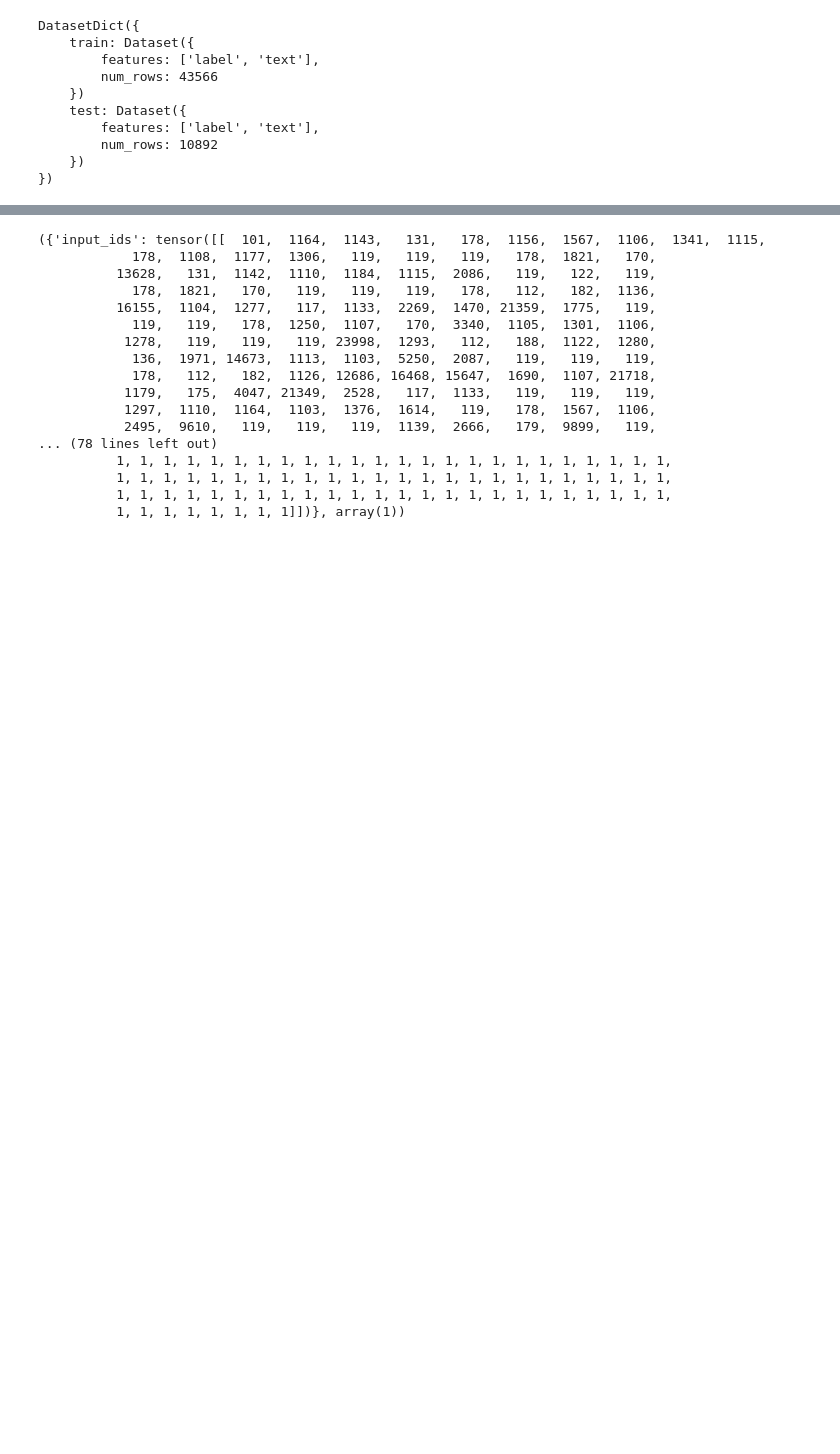
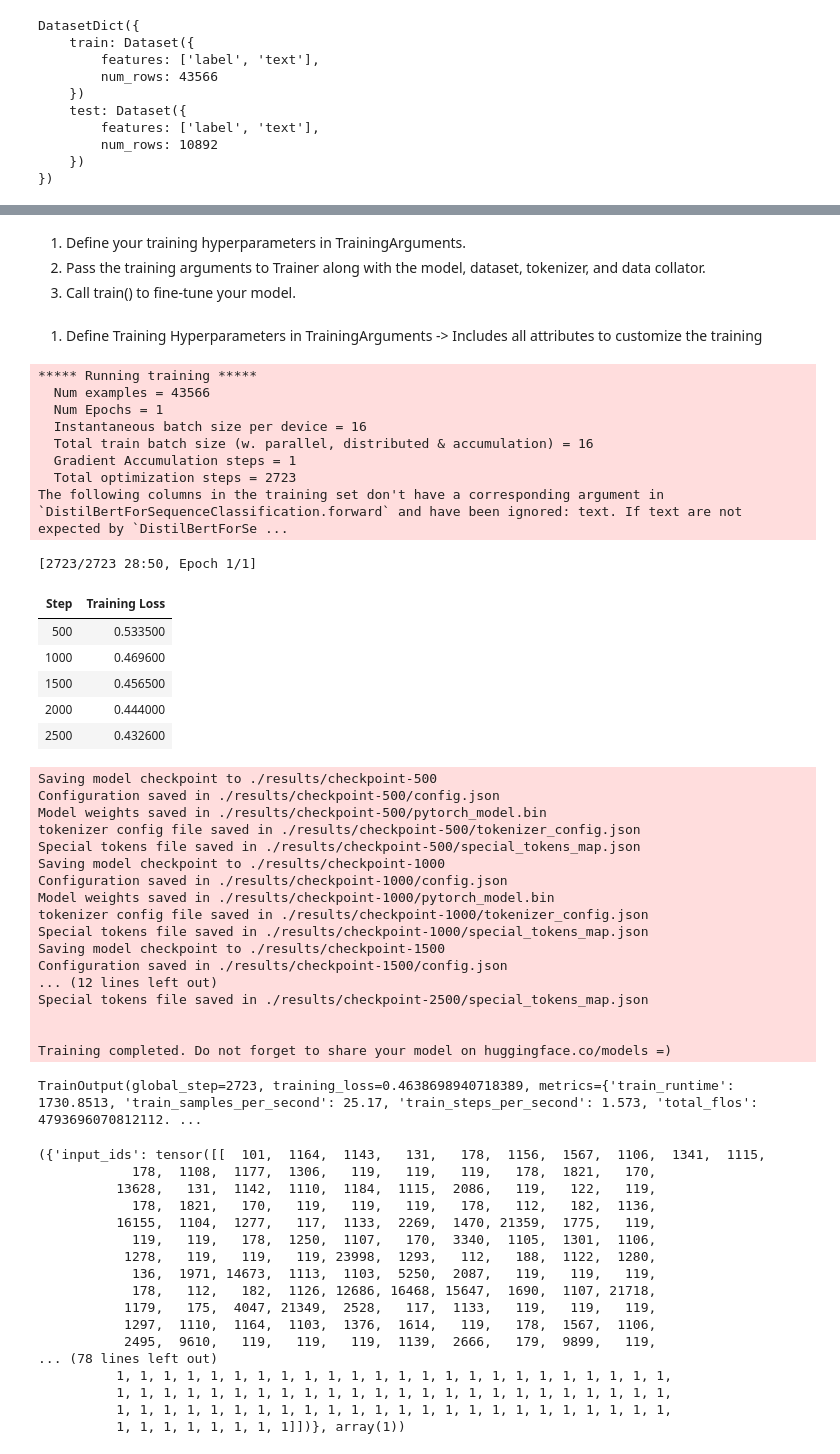
Before and after one commit to NorrisPau/MachineLearning_Class_NoraPauelsen, a Jupyter notebook: notebooks/Pytorch_predict_sex_with_topic_probs.ipynb, the cells around one changed output, grey strips where cells are left out. Cells and saved outputs as stored; diff of their text form; code cells hidden in the pictures; blank space fills up the shorter version.

Commit message:
trained text classifier on essay0 text

```diff
--- a/notebooks/Pytorch_predict_sex_with_topic_probs.ipynb
+++ b/notebooks/Pytorch_predict_sex_with_topic_probs.ipynb
@@ -154,0 +161,3 @@ DatasetDict({
+# %%
+#Tokenize
+tokenized_df = my_dataset_dict.map(preprocess_function, batched=True)
@@ -154,0 +166,8 @@ DatasetDict({
+# %%
+from transformers import DataCollatorWithPadding
+
+data_collator = DataCollatorWithPadding(tokenizer=tokenizer)
+# %%
+from transformers import AutoModelForSequenceClassification, TrainingArguments, Trainer
+
+model = AutoModelForSequenceClassification.from_pretrained("distilbert-base-uncased", num_labels=2) #2 labels, because female and male
@@ -155,3 +180,64 @@ DatasetDict({
+# %% [markdown]
+1. Define your training hyperparameters in TrainingArguments.
+2. Pass the training arguments to Trainer along with the model, dataset, tokenizer, and data collator.
+3. Call train() to fine-tune your model.
+# %% [markdown]
+1. Define Training Hyperparameters in TrainingArguments
+-> Includes all attributes to customize the training
+# %%
+training_args = TrainingArguments(
+    output_dir="./results", #save it in the folder results
+    learning_rate=2e-5,
+    per_device_train_batch_size=16,
+    per_device_eval_batch_size=16,
+    num_train_epochs=1, #we start with 1 training epoch
+    weight_decay=0.01,
+)
+
+trainer = Trainer(
+    model=model,
+    args=training_args,
+    train_dataset=tokenized_df["train"],
+    eval_dataset=tokenized_df["test"],
+    tokenizer=tokenizer,
+    data_collator=data_collator,
+)
+# %%
+trainer.train()
+# %% [output]
+***** Running training *****
+  Num examples = 43566
+  Num Epochs = 1
+  Instantaneous batch size per device = 16
+  Total train batch size (w. parallel, distributed & accumulation) = 16
+  Gradient Accumulation steps = 1
+  Total optimization steps = 2723
+The following columns in the training set don't have a corresponding argument in `DistilBertForSequenceClassification.forward` and have been ignored: text. If text are not expected by `DistilBertForSe ...
+[2723/2723 28:50, Epoch 1/1]
+| Step | Training Loss |
+| 500 | 0.533500 |
+| 1000 | 0.469600 |
+| 1500 | 0.456500 |
+| 2000 | 0.444000 |
+| 2500 | 0.432600 |
+Saving model checkpoint to ./results/checkpoint-500
+Configuration saved in ./results/checkpoint-500/config.json
+Model weights saved in ./results/checkpoint-500/pytorch_model.bin
+tokenizer config file saved in ./results/checkpoint-500/tokenizer_config.json
+Special tokens file saved in ./results/checkpoint-500/special_tokens_map.json
+Saving model checkpoint to ./results/checkpoint-1000
+Configuration saved in ./results/checkpoint-1000/config.json
+Model weights saved in ./results/checkpoint-1000/pytorch_model.bin
+tokenizer config file saved in ./results/checkpoint-1000/tokenizer_config.json
+Special tokens file saved in ./results/checkpoint-1000/special_tokens_map.json
+Saving model checkpoint to ./results/checkpoint-1500
+Configuration saved in ./results/checkpoint-1500/config.json
+... (12 lines left out)
+Special tokens file saved in ./results/checkpoint-2500/special_tokens_map.json
+
+
+Training completed. Do not forget to share your model on huggingface.co/models =)
+TrainOutput(global_step=2723, training_loss=0.4638698940718389, metrics={'train_runtime': 1730.8513, 'train_samples_per_second': 25.17, 'train_steps_per_second': 1.573, 'total_flos': 4793696070812112. ...
 # %%
 tokenizer = BertTokenizer.from_pretrained('bert-base-cased')
 
```
Also changed, not shown: parts of 6 cells of this notebook.
